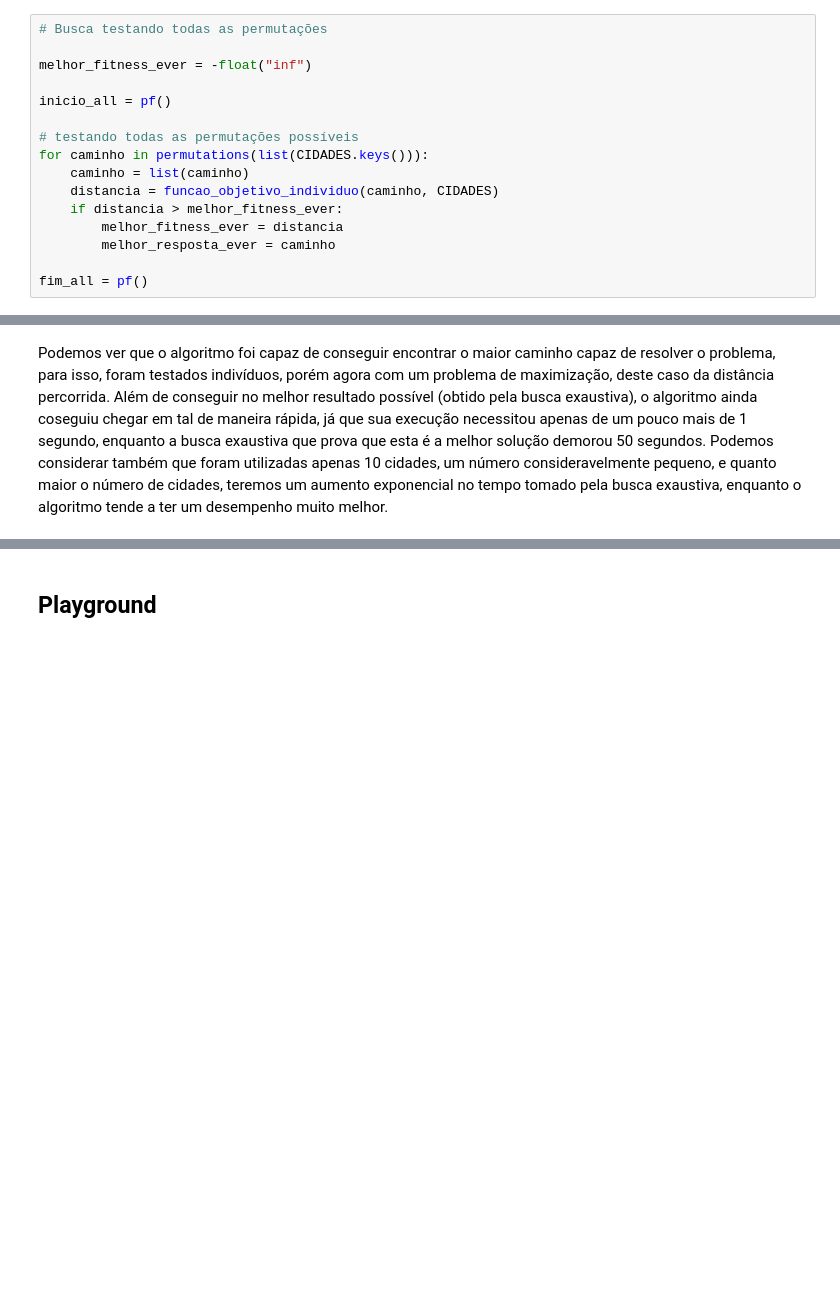
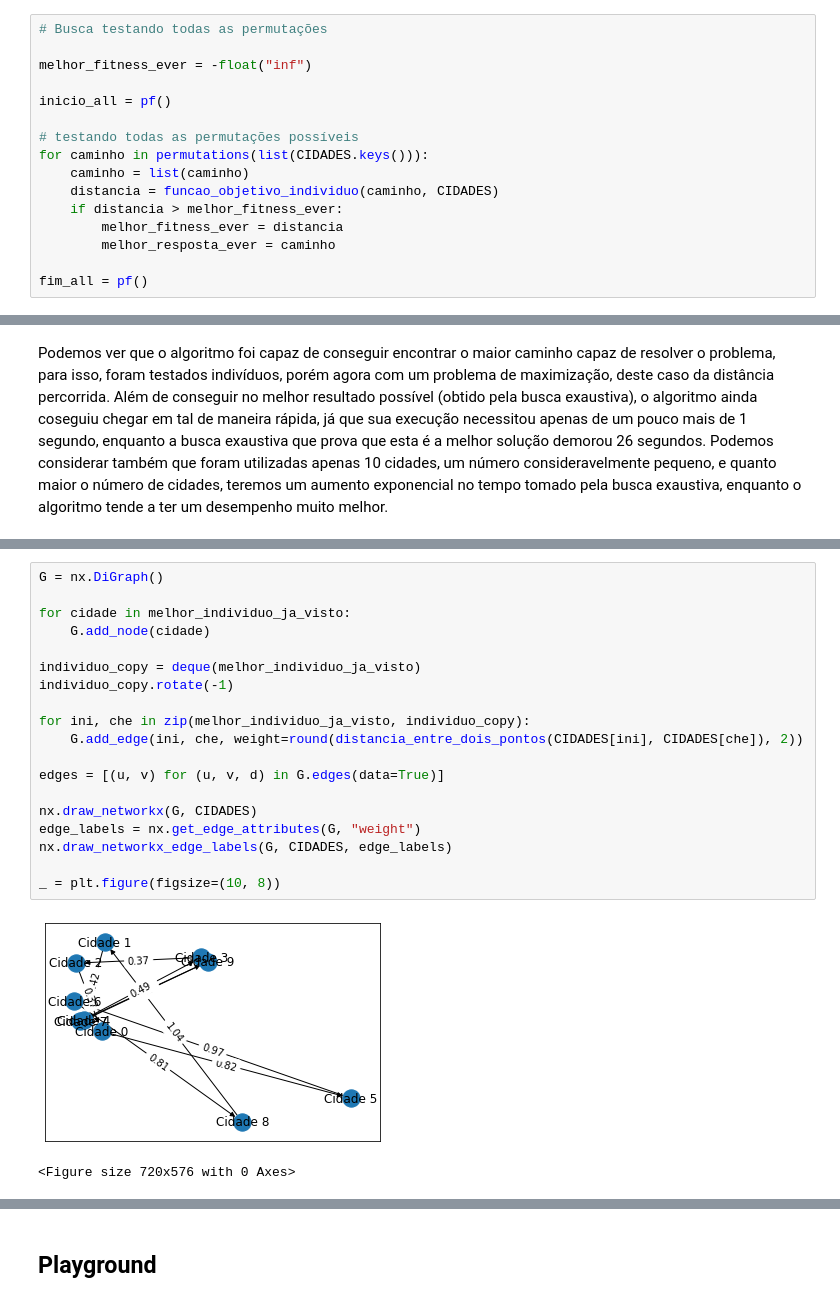
Before and after one commit to jpab2004/RNAG-RedesNeuraisAlgoritimosGeneticos, a Jupyter notebook: AlgoritmosGeneticos/experimento GA.03 - caixeiro com gasolina infinita.ipynb, the cells around one changed output, grey strips where cells are left out. Saved outputs shown, nothing was run; the diff lists cells and outputs as text; blank space fills up the shorter version.

Commit message:
Atualizãção do experimento GA.03 para adição de um gráfico

```diff
--- a/AlgoritmosGeneticos/experimento GA.03 - caixeiro com gasolina infinita.ipynb
+++ b/AlgoritmosGeneticos/experimento GA.03 - caixeiro com gasolina infinita.ipynb
@@ -131,5 +134,5 @@ Melhor individuo obtido por busca exaustiva:
 # %% [markdown]
-Podemos ver que o algoritmo foi capaz de conseguir encontrar o maior caminho capaz de resolver o problema, para isso, foram testados indivíduos, porém agora com um problema de maximização, deste caso da distância percorrida. Além de conseguir no melhor resultado possível (obtido pela busca exaustiva), o algoritmo ainda coseguiu chegar em tal de maneira rápida, já que sua execução necessitou apenas de um pouco mais de 1 segundo, enquanto a busca exaustiva que prova que esta é a melhor solução demorou 50 segundos. Podemos considerar também que foram utilizadas apenas 10 cidades, um número consideravelmente pequeno, e quanto maior o número de cidades, teremos um aumento exponencial no tempo tomado pela busca exaustiva, enquanto o algoritmo tende a ter um desempenho muito melhor.
+Podemos ver que o algoritmo foi capaz de conseguir encontrar o maior caminho capaz de resolver o problema, para isso, foram testados indivíduos, porém agora com um problema de maximização, deste caso da distância percorrida. Além de conseguir no melhor resultado possível (obtido pela busca exaustiva), o algoritmo ainda coseguiu chegar em tal de maneira rápida, já que sua execução necessitou apenas de um pouco mais de 1 segundo, enquanto a busca exaustiva que prova que esta é a melhor solução demorou 26 segundos. Podemos considerar também que foram utilizadas apenas 10 cidades, um número consideravelmente pequeno, e quanto maior o número de cidades, teremos um aumento exponencial no tempo tomado pela busca exaustiva, enquanto o algoritmo tende a ter um desempenho muito melhor.
 # %%
 g = graphviz.Digraph(format='svg', graph_attr={'rankdir': 'LR'}, comment='Maior caminho possível')
 
@@ -145,6 +148,28 @@ for ini, che in zip(melhor_individuo_ja_visto, individuo_copy):
 g
 # %% [output]
 [drawing not drawn]
+# %%
+G = nx.DiGraph()
+
+for cidade in melhor_individuo_ja_visto:
+    G.add_node(cidade)
+
+individuo_copy = deque(melhor_individuo_ja_visto)
+individuo_copy.rotate(-1)
+
+for ini, che in zip(melhor_individuo_ja_visto, individuo_copy):
+    G.add_edge(ini, che, weight=round(distancia_entre_dois_pontos(CIDADES[ini], CIDADES[che]), 2))
+
+edges = [(u, v) for (u, v, d) in G.edges(data=True)]
+
+nx.draw_networkx(G, CIDADES)
+edge_labels = nx.get_edge_attributes(G, "weight")
+nx.draw_networkx_edge_labels(G, CIDADES, edge_labels)
+
+_ = plt.figure(figsize=(10, 8))
+# %% [output]
+[figure, added]
+<Figure size 720x576 with 0 Axes>
 # %% [markdown]
 ## Conclusão
 
```
Also changed, not shown: parts of 3 cells of this notebook.
